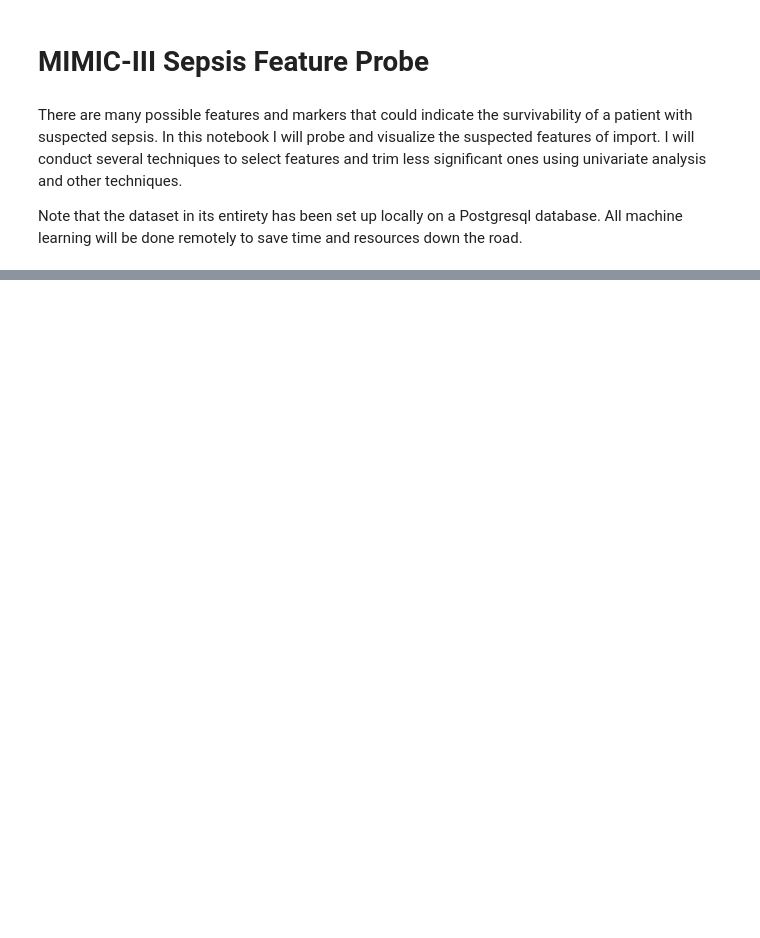
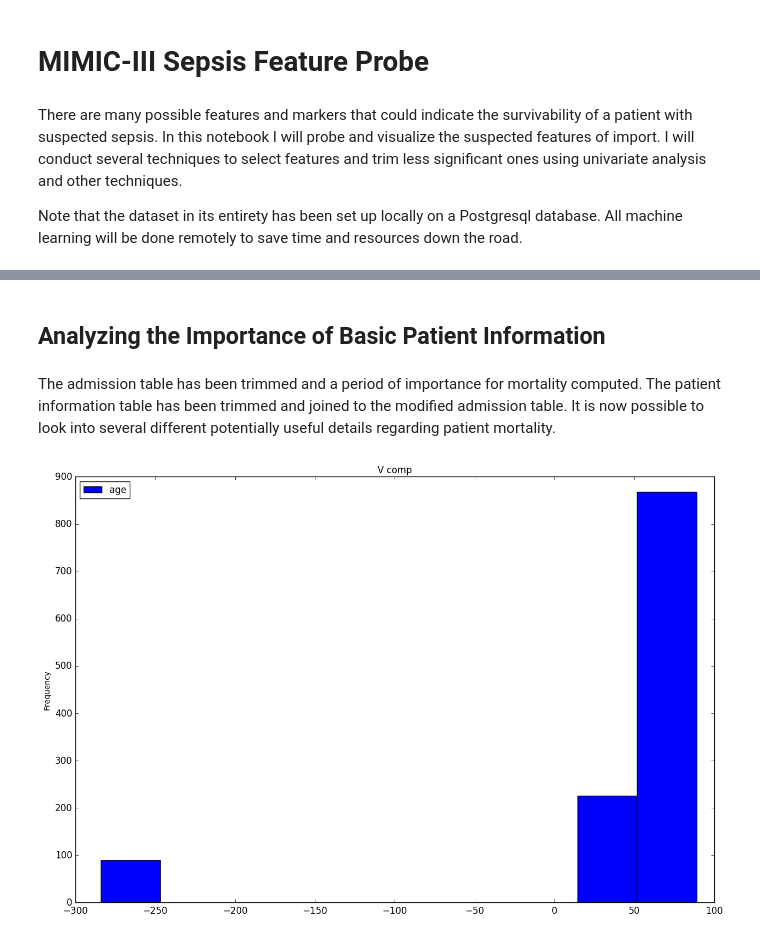
Before and after one commit to j-crowe/ICU_Survival_ML_Model_Comparison, a Jupyter notebook: Septic Feature Probe.ipynb, the cells around one changed output, grey strips where cells are left out. Cells and saved outputs as stored; diff of their text form; code cells hidden in the pictures; blank space fills up the shorter version.

```diff
--- a/Septic Feature Probe.ipynb
+++ b/Septic Feature Probe.ipynb
@@ -89,0 +90,8 @@ df.head()
+# %% [markdown]
+## Analyzing the Importance of Basic Patient Information
+# %% [markdown]
+The admission table has been trimmed and a period of importance for mortality computed. The patient information table has been trimmed and joined to the modified admission table. It is now possible to look into several different potentially useful details regarding patient mortality.
+# %%
+ax = patient_info[['age']].plot(kind='hist', title ="V comp", figsize=(15, 10), legend=True, fontsize=12)
+# %% [output]
+[figure, added]
```
Also changed, not shown: parts of 13 cells of this notebook.
